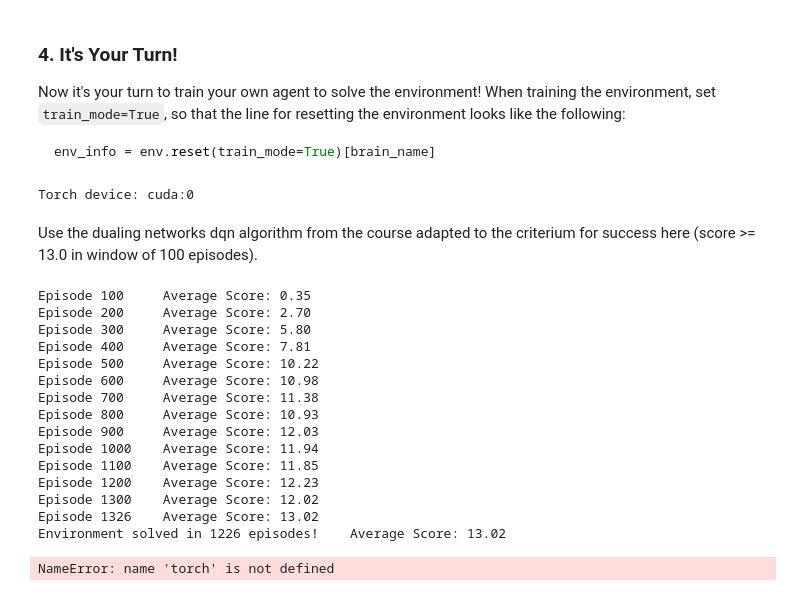
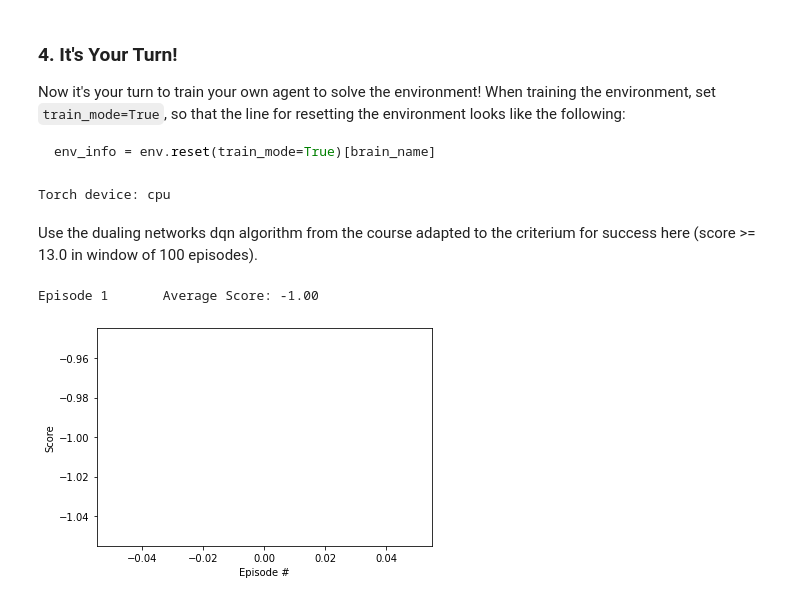
Before and after one commit to kaaloo/udrlnd-p1-navigation, a Jupyter notebook: Navigation.ipynb, the cells around one changed output. Saved outputs shown, nothing was run; the diff lists cells and outputs as text; code cells hidden in the pictures.

Commit message:
Override GPU detection to run locally

```diff
--- a/Navigation.ipynb
+++ b/Navigation.ipynb
@@ -19,3 +10,12 @@ You should consider upgrading via the 'pip install --upgrade pip' command.
+# %%
+# If we are on floyd hub, environment will be mounted under /floyd/input otherwise try local path
+import os.path
+from os import path
+
+on_floydhub = path.exists("/floyd/input")
+
+if on_floydhub:
+    !pip -q install ./python
 # %% [markdown]
 ### 1. Start the Environment
 
@@ -62,0 +44,3 @@ Unity brain name: BananaBrain
+# %%
+banana_env_file = "/floyd/input/udacity_banana_linux_novis/Banana.x86_64" if on_floydhub else "./Banana_Linux_NoVis/Banana.x86_64"
+env = UnityEnvironment(file_name=banana_env_file)
@@ -155,7 +156,7 @@ agent = Agent(state_size, action_size, seed=0)
 # reset the environment
 env_info = env.reset(train_mode=True)[brain_name]
 # %% [output]
-Torch device: cuda:0
+Torch device: cpu
 # %% [markdown]
 Use the dualing networks dqn algorithm from the course adapted to the criterium for success here (score >= 13.0 in window of 100 episodes).
 # %%
@@ -182,49 +183,35 @@ def dqn(n_episodes=2000, max_t=1000, eps_start=1.0, eps_end=0.01, eps_decay=0.99
             env_info = env.step(action)[brain_name]        # send the action to the environment
             next_state = env_info.vector_observations[0]   # get the next state
             reward = env_info.rewards[0]                   # get the reward
             done = env_info.local_done[0]                  # see if episode has finished
             agent.step(state, action, reward, next_state, done)
             state = next_state
             score += reward
             if done:
                 break
         scores_window.append(score)       # save most recent score
         scores.append(score)              # save most recent score
         eps = max(eps_end, eps_decay*eps) # decrease epsilon
         print('\rEpisode {}\tAverage Score: {:.2f}'.format(i_episode, np.mean(scores_window)), end="")
         if i_episode % 100 == 0:
             print('\rEpisode {}\tAverage Score: {:.2f}'.format(i_episode, np.mean(scores_window)))
         if np.mean(scores_window)>=13.0:
             print('\nEnvironment solved in {:d} episodes!\tAverage Score: {:.2f}'.format(i_episode-100, np.mean(scores_window)))
             torch.save(agent.qnetwork_local.state_dict(), 'checkpoint.pth')
             break
     return scores
 
-scores = dqn()
+scores = dqn(n_episodes=1)
 
 # plot the scores
 fig = plt.figure()
 ax = fig.add_subplot(111)
 plt.plot(np.arange(len(scores)), scores)
 plt.ylabel('Score')
 plt.xlabel('Episode #')
 plt.show()
 # %% [output]
-Episode 100     Average Score: 0.35
-Episode 200     Average Score: 2.70
-Episode 300     Average Score: 5.80
-Episode 400     Average Score: 7.81
-Episode 500     Average Score: 10.22
-Episode 600     Average Score: 10.98
-Episode 700     Average Score: 11.38
-Episode 800     Average Score: 10.93
-Episode 900     Average Score: 12.03
-Episode 1000    Average Score: 11.94
-Episode 1100    Average Score: 11.85
-Episode 1200    Average Score: 12.23
-Episode 1300    Average Score: 12.02
-Episode 1326    Average Score: 13.02
-Environment solved in 1226 episodes!    Average Score: 13.02
+Episode 1       Average Score: -1.00
-NameError: name 'torch' is not defined
+[figure, added]
 # %%
 env.close()
```
Also changed, not shown: parts of 5 cells of this notebook, 1 other file.
